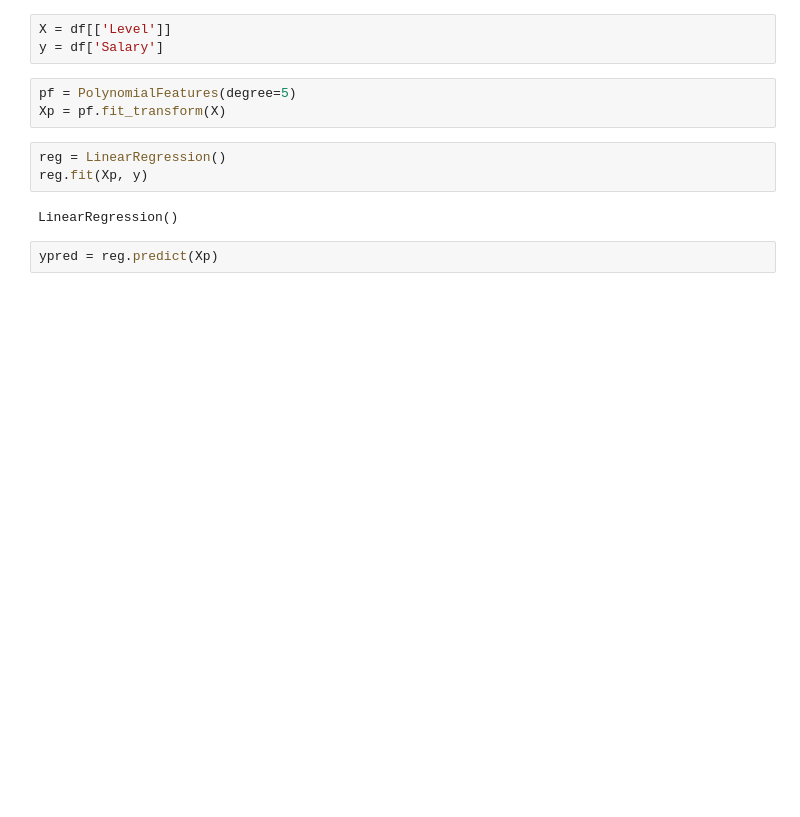
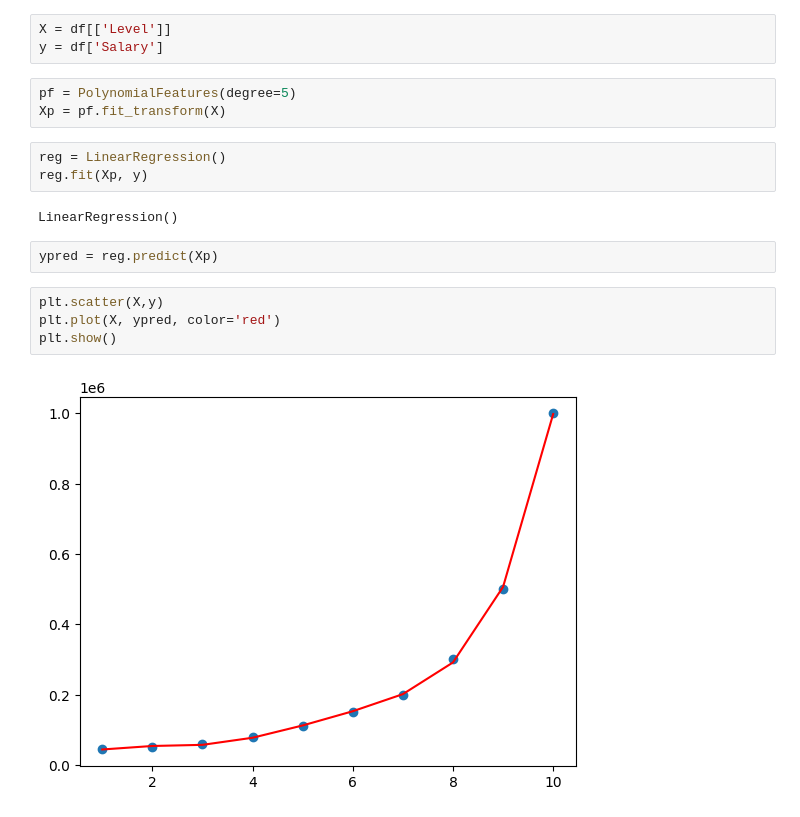
Before and after one commit to aakarshitpathak/AI-and-ML-Full-Syllabus, a Jupyter notebook: Regression/polynomials_regression.ipynb, the cells around one changed output. Cells and saved outputs as stored; diff of their text form; blank space fills up the shorter version.

```diff
--- a/Regression/polynomials_regression.ipynb
+++ b/Regression/polynomials_regression.ipynb
@@ -143,3 +143,9 @@ reg.fit(Xp, y)
 LinearRegression()
 # %%
 ypred = reg.predict(Xp)
+# %%
+plt.scatter(X,y)
+plt.plot(X, ypred, color='red')
+plt.show()
+# %% [output]
+[figure, added]
```
